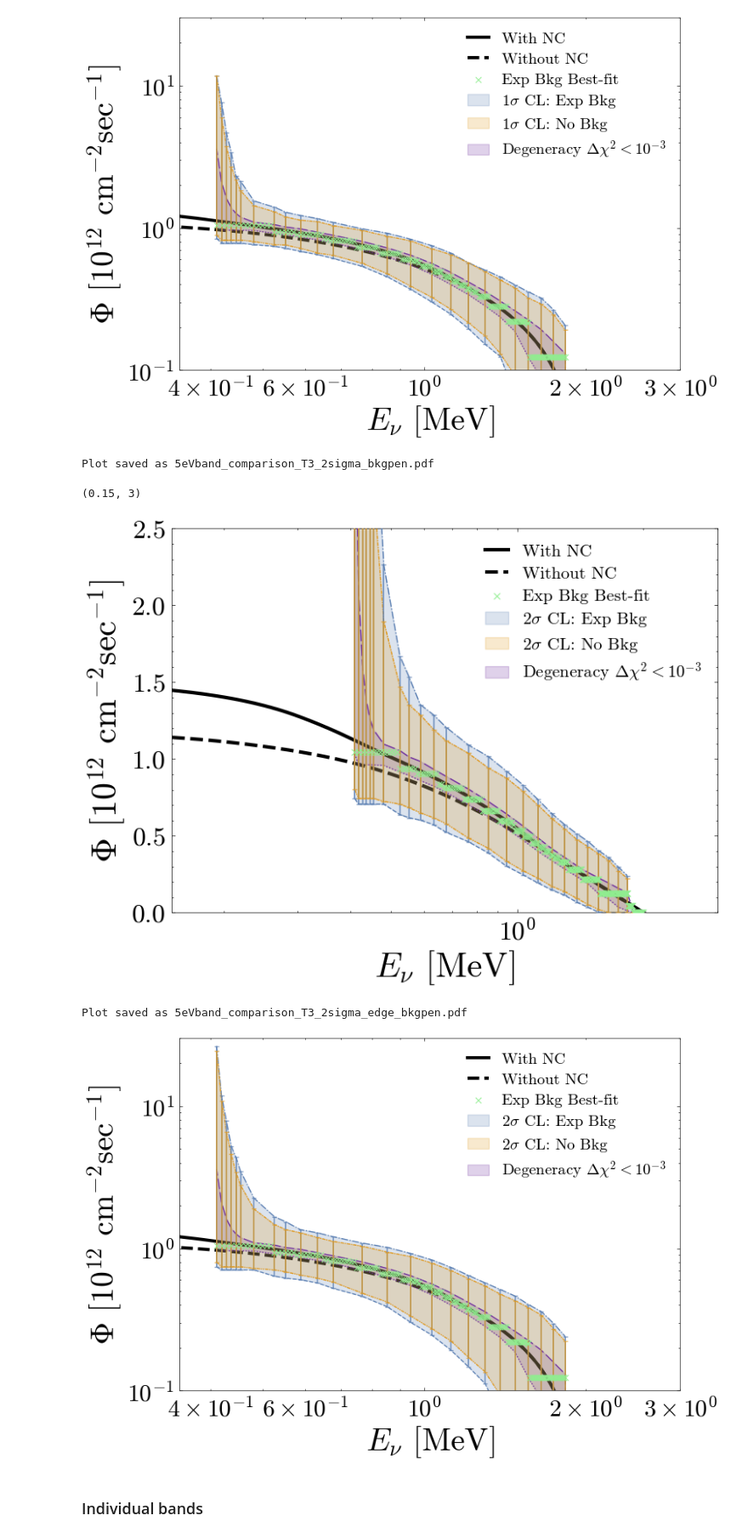
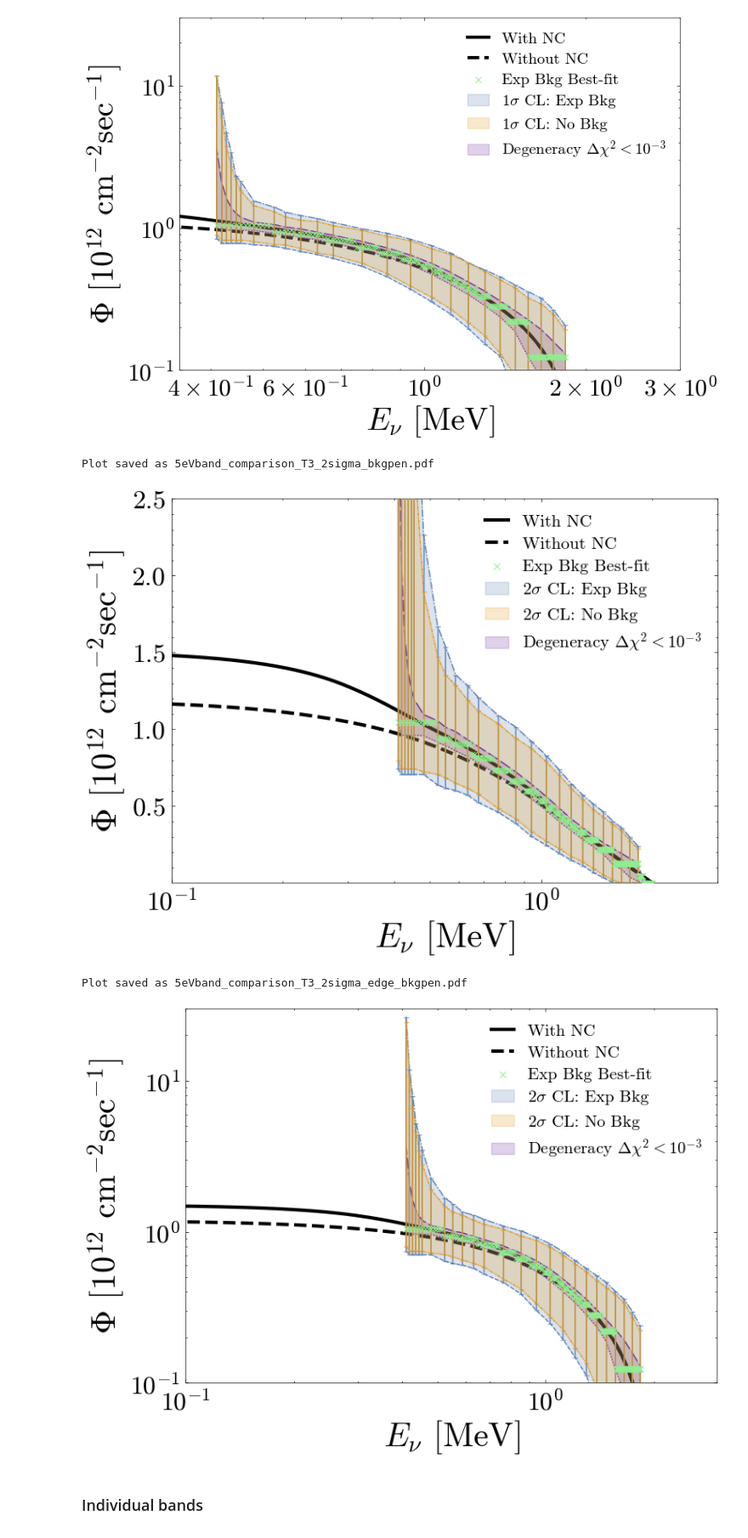
Before and after one commit to kyphys-creator/neutrinoAnalysis, a Jupyter notebook: 5eV/comparison_T3.ipynb, the cells around one changed output. Shown at 85% size. Saved outputs shown, nothing was run; the diff lists cells and outputs as text; code cells hidden in the pictures.

Commit message:
Update 5eV comparison notebook and regenerated 2-sigma penalty figures
Co-Authored-By: Claude Opus 4.8 <noreply@anthropic.com>

```diff
--- a/5eV/comparison_T3.ipynb
+++ b/5eV/comparison_T3.ipynb
@@ -68,26 +68,30 @@ a_b.plot_band_comparison(
     degeneracy_files='T3/scenario_bkg_b/degeneracy/degeneracy_bkgb_idx*.json'
 )
 import matplotlib.pyplot as plt
-plt.xlim(0.15, 3)
+plt.xlim(0.1, 3)
+plt.ylim(1e-3, 2.5)
+plt.savefig('5eVband_comparison_T3_2sigma_bkgpen.pdf')
 # %% [output]
 Plot saved as 5eVband_comparison_T3_2sigma_bkgpen.pdf
-(0.15, 3)
-[figure, old version]
+[figure, new version]
 # %%
 a_b.plot_band_comparison(
     {r'2$\sigma$ CL: Exp Bkg':    'T3/scenario_bkg_b/bands/band_*_bkgpen.json',
      r'2$\sigma$ CL: No Bkg': 'T3/scenario_bkg_a/bands/band_*_bkgpen.json',},
     level=0.954,
     optimized={'Exp Bkg': a_b},   # Overlay each scenario's optimize result
     ylim=(1e11, 3e13), save=True,
     fname='5eVband_comparison_T3_2sigma_edge_bkgpen.pdf',
     logy = True,
     style = 'both',
     degeneracy_files='T3/scenario_bkg_b/degeneracy/degeneracy_bkgb_idx*.json'
 )
+plt.xlim(0.1, 3)
+#plt.ylim(1e-3, 2.5)
+plt.savefig('5eVband_comparison_T3_2sigma_edge_bkgpen.pdf')
 # %% [output]
 Plot saved as 5eVband_comparison_T3_2sigma_edge_bkgpen.pdf
-[figure, old version]
+[figure, new version]
 # %% [markdown]
 ### Individual bands
 # %%
```
Also changed, not shown: 2 other files.
